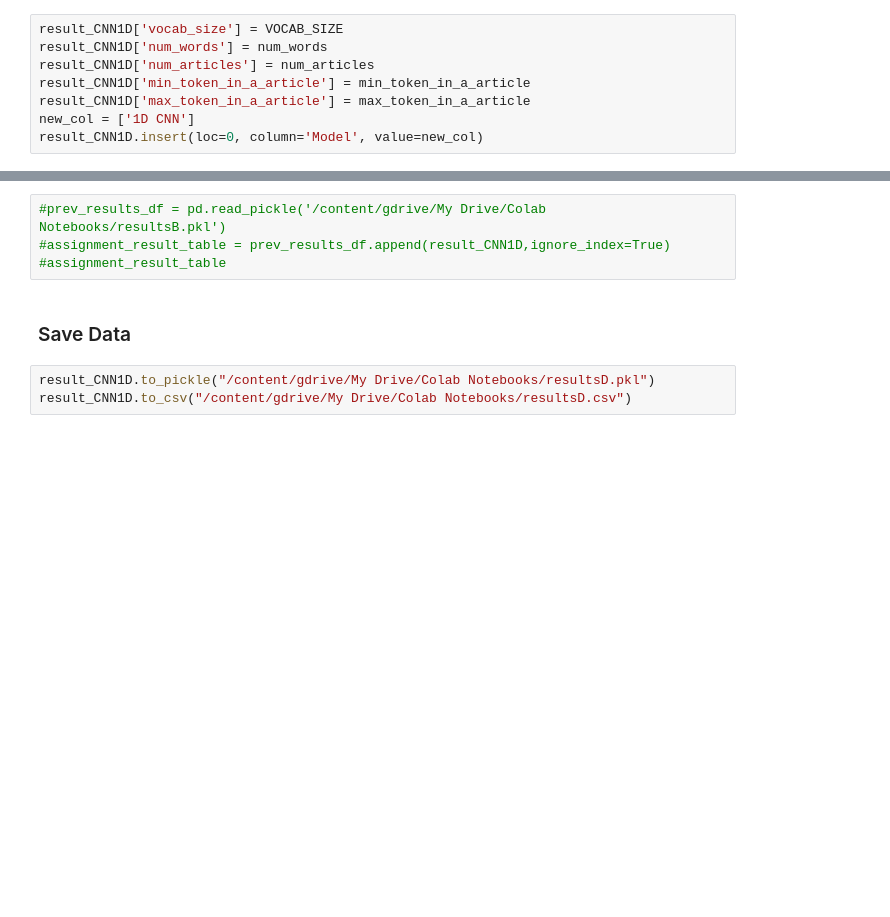
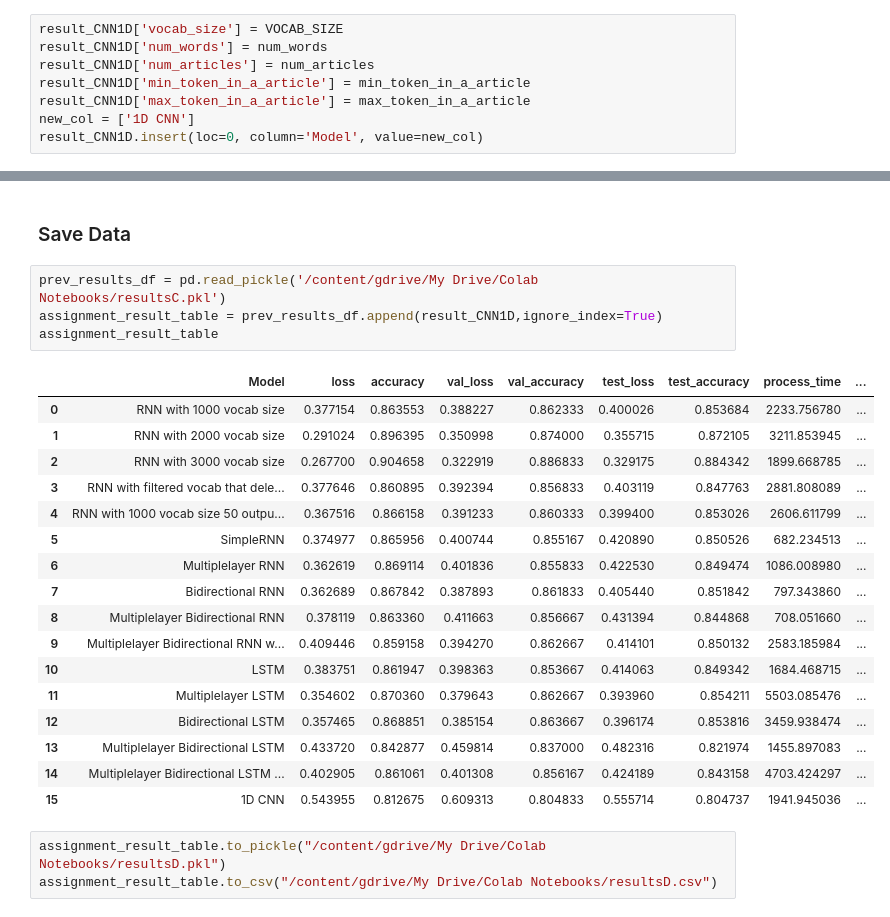
Before and after one commit to xixilili/MSDS_458_Public, a Jupyter notebook: MSDS458_Assignment_03/MSDS458_Assignment_03_Experiment_D.ipynb, the cells around one changed output, grey strips where cells are left out. Saved outputs shown, nothing was run; the diff lists cells and outputs as text; blank space fills up the shorter version.

Commit message:
re-run for final result table

```diff
--- a/MSDS458_Assignment_03/MSDS458_Assignment_03_Experiment_D.ipynb
+++ b/MSDS458_Assignment_03/MSDS458_Assignment_03_Experiment_D.ipynb
@@ -246,9 +246,27 @@ result_CNN1D
-# %%
-#prev_results_df = pd.read_pickle('/content/gdrive/My Drive/Colab Notebooks/resultsB.pkl')
-#assignment_result_table = prev_results_df.append(result_CNN1D,ignore_index=True)
-#assignment_result_table
 # %% [markdown]
 ### Save Data
+# %%
+prev_results_df = pd.read_pickle('/content/gdrive/My Drive/Colab Notebooks/resultsC.pkl')
+assignment_result_table = prev_results_df.append(result_CNN1D,ignore_index=True)
+assignment_result_table
+# %% [output]
+|  | Model | loss | accuracy | val_loss | val_accuracy | test_loss | test_accuracy | process_time | ... |
+| 0 | RNN with 1000 vocab size | 0.377154 | 0.863553 | 0.388227 | 0.862333 | 0.400026 | 0.853684 | 2233.756780 | ... |
+| 1 | RNN with 2000 vocab size | 0.291024 | 0.896395 | 0.350998 | 0.874000 | 0.355715 | 0.872105 | 3211.853945 | ... |
+| 2 | RNN with 3000 vocab size | 0.267700 | 0.904658 | 0.322919 | 0.886833 | 0.329175 | 0.884342 | 1899.668785 | ... |
+| 3 | RNN with filtered vocab that dele... | 0.377646 | 0.860895 | 0.392394 | 0.856833 | 0.403119 | 0.847763 | 2881.808089 | ... |
+| 4 | RNN with 1000 vocab size 50 outpu... | 0.367516 | 0.866158 | 0.391233 | 0.860333 | 0.399400 | 0.853026 | 2606.611799 | ... |
+| 5 | SimpleRNN | 0.374977 | 0.865956 | 0.400744 | 0.855167 | 0.420890 | 0.850526 | 682.234513 | ... |
+| 6 | Multiplelayer RNN | 0.362619 | 0.869114 | 0.401836 | 0.855833 | 0.422530 | 0.849474 | 1086.008980 | ... |
+| 7 | Bidirectional RNN | 0.362689 | 0.867842 | 0.387893 | 0.861833 | 0.405440 | 0.851842 | 797.343860 | ... |
+| 8 | Multiplelayer Bidirectional RNN | 0.378119 | 0.863360 | 0.411663 | 0.856667 | 0.431394 | 0.844868 | 708.051660 | ... |
+| 9 | Multiplelayer Bidirectional RNN w... | 0.409446 | 0.859158 | 0.394270 | 0.862667 | 0.414101 | 0.850132 | 2583.185984 | ... |
+| 10 | LSTM | 0.383751 | 0.861947 | 0.398363 | 0.853667 | 0.414063 | 0.849342 | 1684.468715 | ... |
+| 11 | Multiplelayer LSTM | 0.354602 | 0.870360 | 0.379643 | 0.862667 | 0.393960 | 0.854211 | 5503.085476 | ... |
+| 12 | Bidirectional LSTM | 0.357465 | 0.868851 | 0.385154 | 0.863667 | 0.396174 | 0.853816 | 3459.938474 | ... |
+| 13 | Multiplelayer Bidirectional LSTM | 0.433720 | 0.842877 | 0.459814 | 0.837000 | 0.482316 | 0.821974 | 1455.897083 | ... |
+| 14 | Multiplelayer Bidirectional LSTM ... | 0.402905 | 0.861061 | 0.401308 | 0.856167 | 0.424189 | 0.843158 | 4703.424297 | ... |
+| 15 | 1D CNN | 0.543955 | 0.812675 | 0.609313 | 0.804833 | 0.555714 | 0.804737 | 1941.945036 | ... |
 # %%
-result_CNN1D.to_pickle("/content/gdrive/My Drive/Colab Notebooks/resultsD.pkl")
-result_CNN1D.to_csv("/content/gdrive/My Drive/Colab Notebooks/resultsD.csv")
+assignment_result_table.to_pickle("/content/gdrive/My Drive/Colab Notebooks/resultsD.pkl")
+assignment_result_table.to_csv("/content/gdrive/My Drive/Colab Notebooks/resultsD.csv")
```
Also changed, not shown: parts of 3 cells of this notebook.
